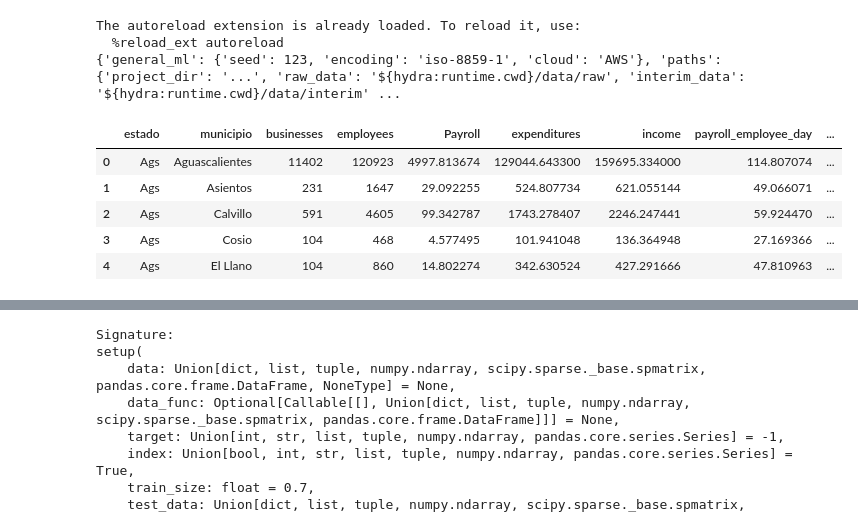
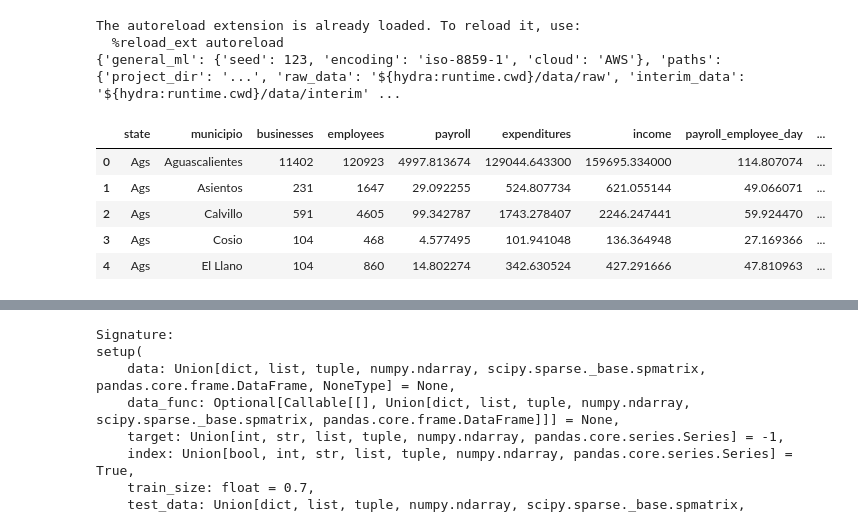
Before and after one commit to di-factory/democlient-sklearn-mxretailsalary1, a Jupyter notebook: notebooks/user_name.MLProfiling.Correlation.ipynb, the cells around one changed output, grey strips where cells are left out. Saved outputs shown, nothing was run; the diff lists cells and outputs as text; code cells hidden in the pictures.

```diff
--- a/notebooks/user_name.MLProfiling.Correlation.ipynb
+++ b/notebooks/user_name.MLProfiling.Correlation.ipynb
@@ -28,12 +50,14 @@ import numpy as np
 import ydata_profiling as yp
 import os
 # %%
-data = pd.read_csv(os.path.join('../data/raw', cfg.file_names.raw_file),
+#reading raw-data
+
+raw_file = pd.read_csv(os.path.join('../data/raw', cfg.file_names.raw_file),
                    #encoding=cfg.general_ml.encoding,
                    )
-data.head()
+raw_file.head()
 # %% [output]
-|  | estado | municipio | businesses | employees | Payroll | expenditures | income | payroll_employee_day | ... |
+|  | state | municipio | businesses | employees | payroll | expenditures | income | payroll_employee_day | ... |
 | 0 | Ags | Aguascalientes | 11402 | 120923 | 4997.813674 | 129044.643300 | 159695.334000 | 114.807074 | ... |
 | 1 | Ags | Asientos | 231 | 1647 | 29.092255 | 524.807734 | 621.055144 | 49.066071 | ... |
 | 2 | Ags | Calvillo | 591 | 4605 | 99.342787 | 1743.278407 | 2246.247441 | 59.924470 | ... |
```
Also changed, not shown: parts of 18 cells of this notebook, 8 other files.
